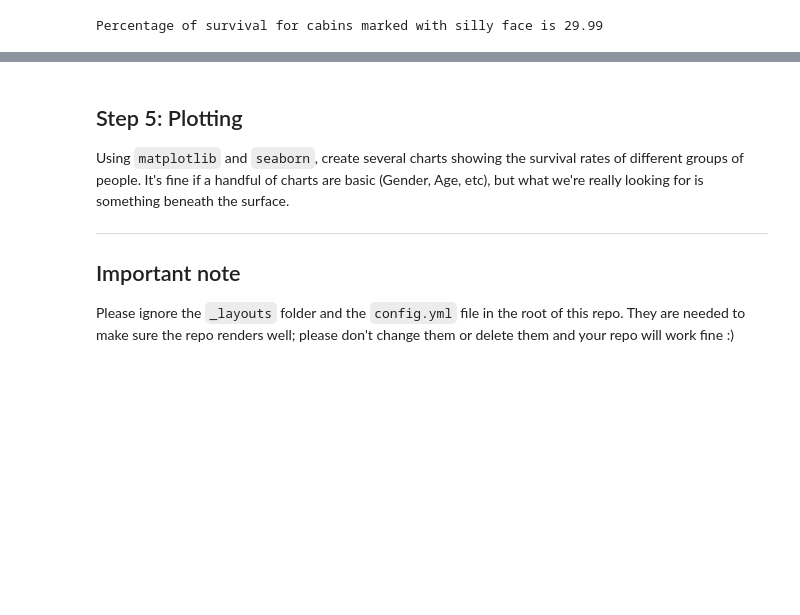
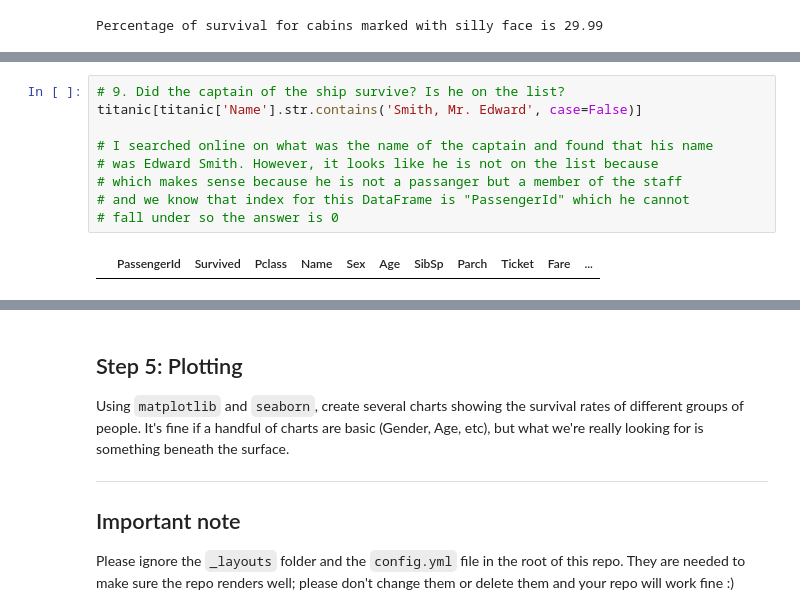
Before and after one commit to Ch3ddarr/DSB-Unit-02, a Jupyter notebook: mywork/lab-eda-titanic-student-submission.ipynb, the cells around one changed output, grey strips where cells are left out. Drawn from its saved outputs; the diff is of its cells as text; blank space fills up the shorter version.

```diff
--- a/mywork/lab-eda-titanic-student-submission.ipynb
+++ b/mywork/lab-eda-titanic-student-submission.ipynb
@@ -320,0 +344,11 @@ Percentage of survival for cabins marked with silly face is 29.99
+# %%
+# 9. Did the captain of the ship survive? Is he on the list?
+titanic[titanic['Name'].str.contains('Smith, Mr. Edward', case=False)]
+
+# I searched online on what was the name of the captain and found that his name
+# was Edward Smith. However, it looks like he is not on the list because
+# which makes sense because he is not a passanger but a member of the staff
+# and we know that index for this DataFrame is "PassengerId" which he cannot
+# fall under so the answer is 0
+# %% [output]
+|  | PassengerId | Survived | Pclass | Name | Sex | Age | SibSp | Parch | Ticket | Fare | ... |
```
Also changed, not shown: parts of 5 cells of this notebook.
